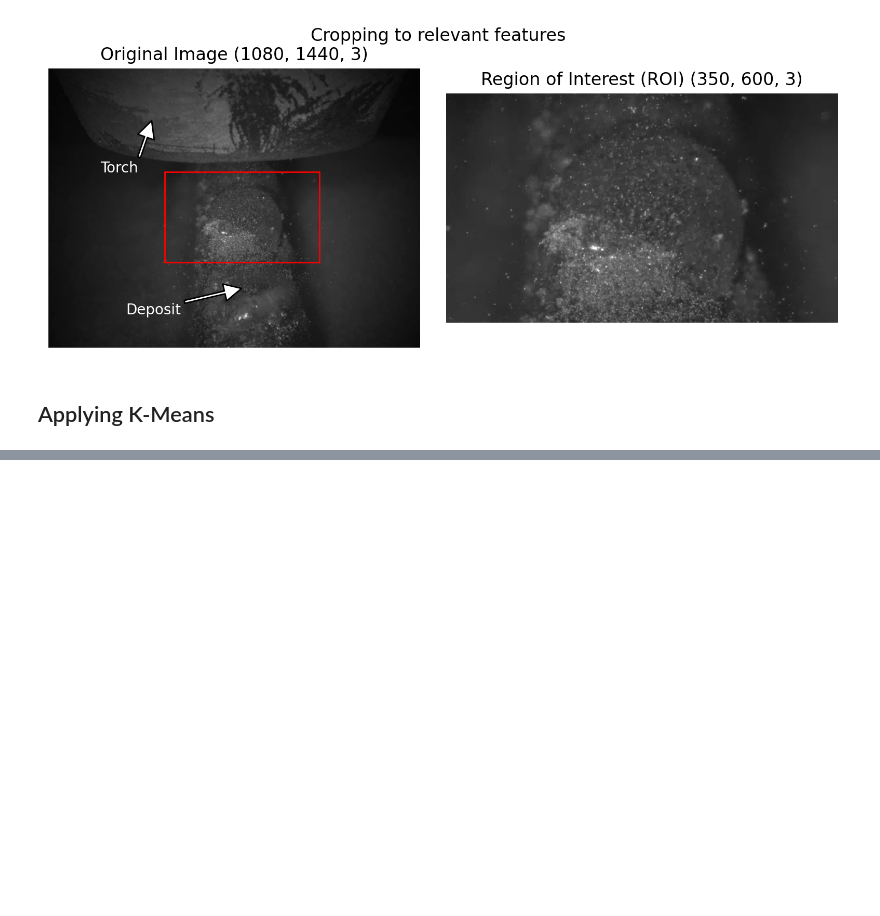
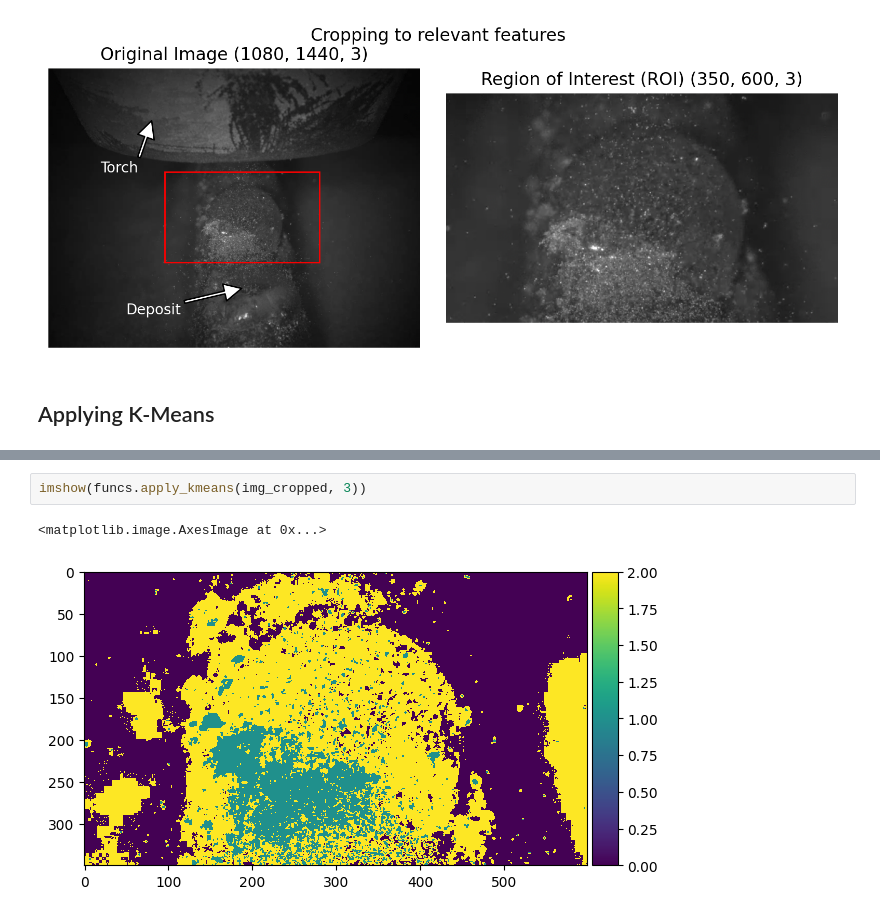
Before and after one commit to sidyea/FSCM_sid, a Jupyter notebook: Clustering.ipynb, the cells around one changed output, grey strips where cells are left out. Drawn from its saved outputs; the diff is of its cells as text; blank space fills up the shorter version.

```diff
--- a/Clustering.ipynb
+++ b/Clustering.ipynb
@@ -71,0 +67,5 @@ fig.tight_layout()
+# %%
+imshow(funcs.apply_kmeans(img_cropped, 3))
+# %% [output]
+<matplotlib.image.AxesImage at 0x...>
+[figure, added]
```
Also changed, not shown: parts of 9 cells of this notebook, 1 other file.
